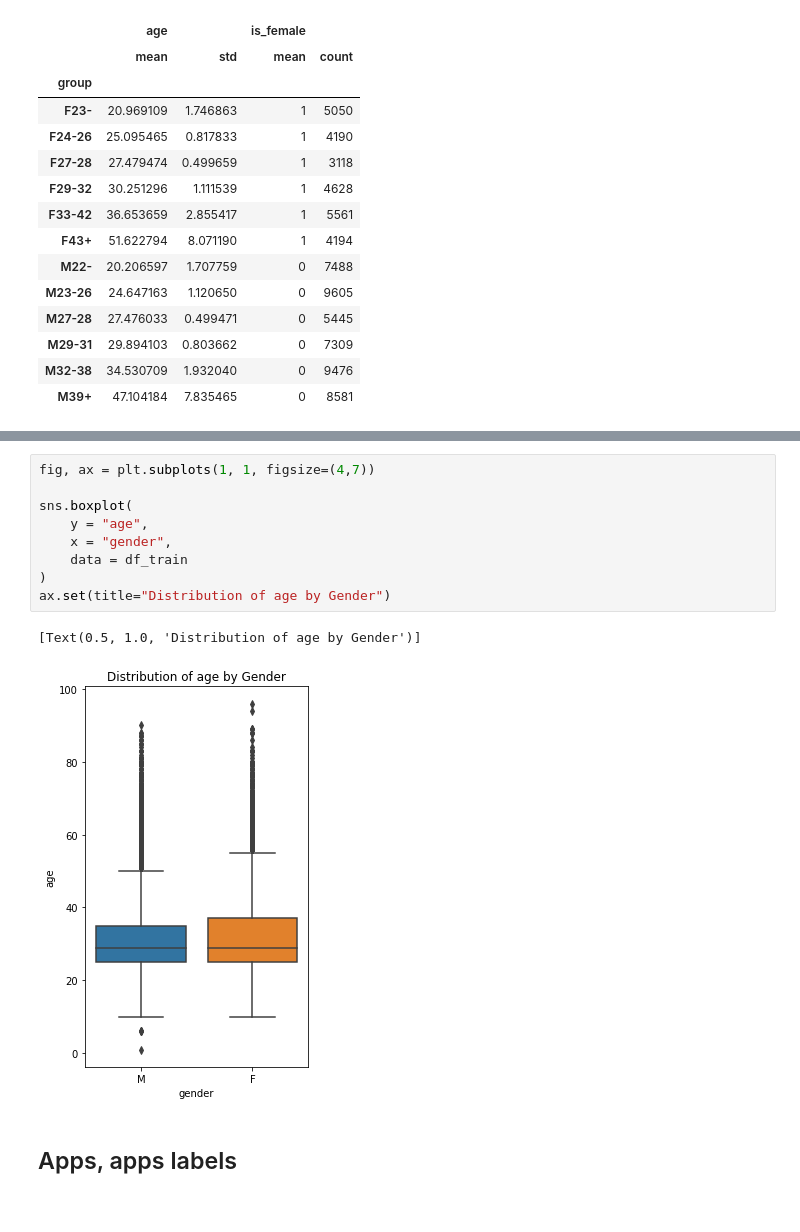
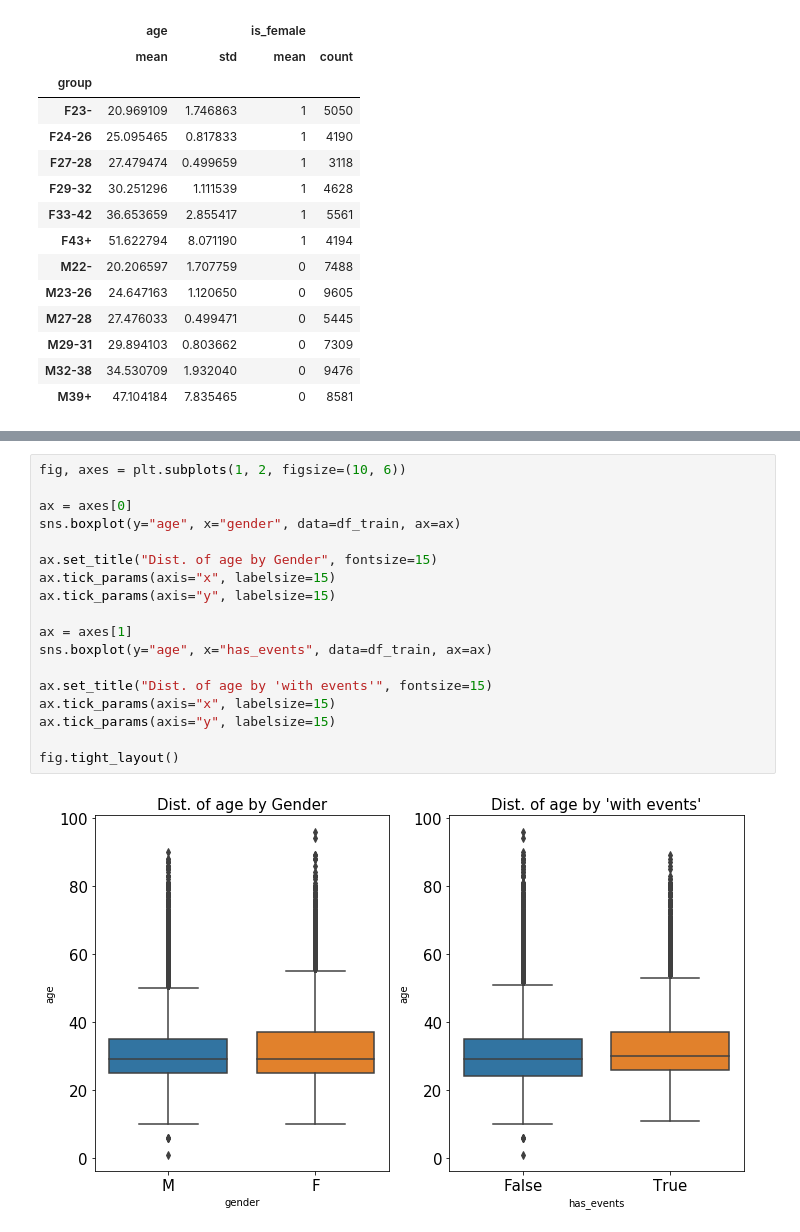
Before and after one commit to chechir/talking_data, a Jupyter notebook: kaggle_days/visualizations.ipynb, the cells around one changed output, grey strips where cells are left out. Cells and saved outputs as stored; diff of their text form.

```diff
--- a/kaggle_days/visualizations.ipynb
+++ b/kaggle_days/visualizations.ipynb
@@ -47,14 +62,20 @@ ax.set(title="Distribution of devices by demographic group")
-# %%
-fig, ax = plt.subplots(1, 1, figsize=(4,7))
-
-sns.boxplot(
-    y = "age",
-    x = "gender",
-    data = df_train
-)
-ax.set(title="Distribution of age by Gender")
-# %% [output]
-[Text(0.5, 1.0, 'Distribution of age by Gender')]
-[figure, removed]
-# %% [markdown]
-## Apps, apps labels
+# %%
+fig, axes = plt.subplots(1, 2, figsize=(10, 6))
+
+ax = axes[0]
+sns.boxplot(y="age", x="gender", data=df_train, ax=ax)
+
+ax.set_title("Dist. of age by Gender", fontsize=15)
+ax.tick_params(axis="x", labelsize=15)
+ax.tick_params(axis="y", labelsize=15)
+
+ax = axes[1]
+sns.boxplot(y="age", x="has_events", data=df_train, ax=ax)
+
+ax.set_title("Dist. of age by 'with events'", fontsize=15)
+ax.tick_params(axis="x", labelsize=15)
+ax.tick_params(axis="y", labelsize=15)
+
+fig.tight_layout()
+# %% [output]
+[figure, added]
```
Also changed, not shown: parts of 7 cells of this notebook, 3 other files.
